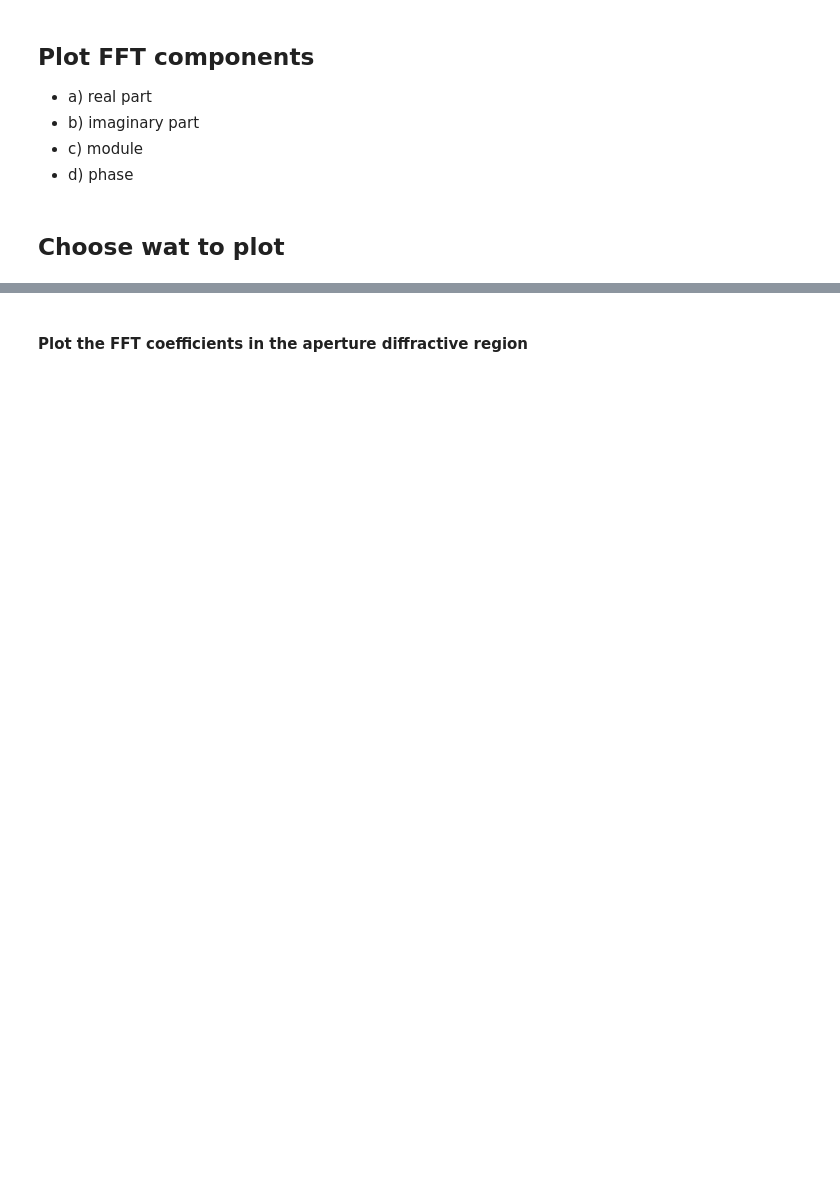
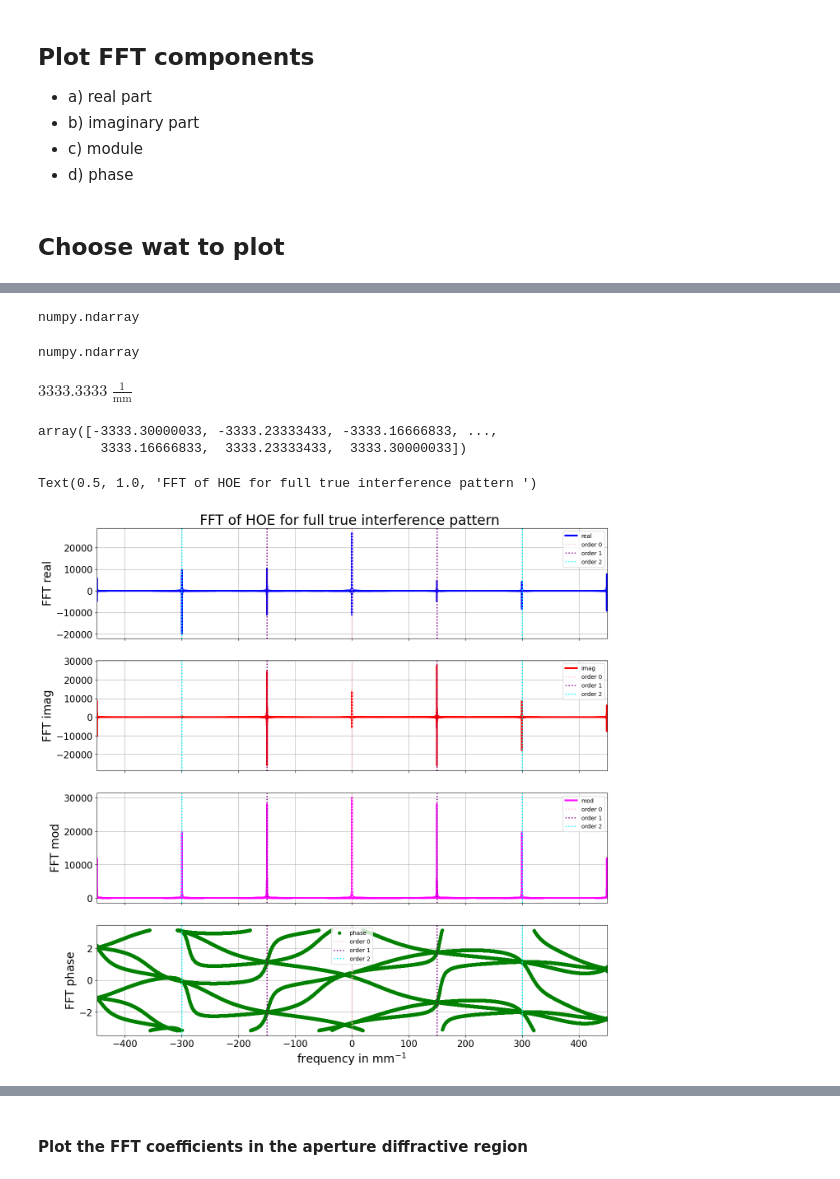
Before and after one commit to sylvielsstfr/AuxtelPSFpoppy, a Jupyter notebook: docs/notebooks/introdiffraction/08_FFT1D_EmulsionInterferenceTwoSourcesfromlib.ipynb, the cells around one changed output, grey strips where cells are left out. Drawn from its saved outputs; the diff is of its cells as text; code cells hidden in the pictures; blank space fills up the shorter version.

```diff
--- a/docs/notebooks/introdiffraction/08_FFT1D_EmulsionInterferenceTwoSourcesfromlib.ipynb
+++ b/docs/notebooks/introdiffraction/08_FFT1D_EmulsionInterferenceTwoSourcesfromlib.ipynb
@@ -309,12 +307,16 @@ def ComputeFFT(r):
 # %%
-freqa,reala,imaga,modulea,phasea = ComputeFFT(ap)
-freq1,real1,imag1,module1,phase1 = ComputeFFT(y1)
-freq2,real2,imag2,module2,phase2 = ComputeFFT(y2)
-freq3,real3,imag3,module3,phase3 = ComputeFFT(y3)
+# beam without HOE
+freqa,reala,imaga,modulea,phasea = ComputeFFT(ap,dxe=dxe/(u.mm))
+# beam with HOE
+freq1,real1,imag1,module1,phase1 = ComputeFFT(y1,dxe=dxe/(u.mm))
+freq2,real2,imag2,module2,phase2 = ComputeFFT(y2,dxe=dxe/(u.mm))
+freq3,real3,imag3,module3,phase3 = ComputeFFT(y3,dxe=dxe/(u.mm))
 # %% [markdown]
 ### Order 1 and order 2 components
 # %%
 # compute the spatial frequency where the order 1 and 2 are
-f_order1 = Neff
-f_order2 = 2*Neff
-f_order3 = 3*Neff
+f_order1 = NEFF/(1/u.mm)
+f_order2 = 2*NEFF/(1/u.mm)
+f_order3 = 3*NEFF/(1/u.mm)
+
+print(f"fequency orders : fo1 = {f_order1} mm-1, fo2 = {f_order2} mm-1 , fo3 = {f_order3} mm-1")
@@ -321,5 +325,5 @@ f_order3 = 3*Neff
 # %%
-def plot_orders_regions(ax,df=1/beam_radius_mm):
+def plot_orders_regions(ax,fmax,df=(1/BEAM_RADIUS)/(1/u.mm)):
     """
 
     """
@@ -363,23 +371,35 @@ else:
+# %%
+type(real)
+# %% [output]
+numpy.ndarray
+# %%
+type(module)
+# %% [output]
+numpy.ndarray
+# %%
+fmax
+# %% [output]
+$3333.3333 \; \mathrm{\frac{1}{mm}}$
 # %%
-def plotFFT(freq,real,imag,module,phase):
+def plotFFT(freq,real,imag,module,phase,fmax):
     """
     """
     fig,(ax1,ax2,ax3,ax4) = plt.subplots(4,1,figsize=(16,16),sharex=True)
 
     ax1.plot(freq, real, 'b',lw=3, label = "real")
     ax1.grid()
-    plot_orders_regions(ax1)
+    plot_orders_regions(ax1,fmax)
 
     ax2.plot(freq, imag, 'r',lw=3, label = "imag")
-    plot_orders_regions(ax2)
+    plot_orders_regions(ax2,fmax)
     ax2.grid()
 
     ax3.plot(freq, module, c='magenta',lw=3, label = "mod")
-    plot_orders_regions(ax3)
+    plot_orders_regions(ax3,fmax)
     ax3.grid()
 
     ax4.plot(freq, convert_angle_to_mpi_ppi_interval(phase),'.g',lw=3, label = "phase")
-    plot_orders_regions(ax4)
+    plot_orders_regions(ax4,fmax)
     ax4.grid()
     ax4.set_xlabel("frequency in mm$^{-1}$")
 
@@ -393,8 +413,16 @@ def plotFFT(freq,real,imag,module,phase):
     ax4.legend()
     ax4.set_ylabel("FFT phase")
     return ax1
+# %%
+freq
+# %% [output]
+array([-3333.30000033, -3333.23333433, -3333.16666833, ...,
+        3333.16666833,  3333.23333433,  3333.30000033])
 # %%
-ax = plotFFT(freq,real,imag,module,phase)
+ax = plotFFT(freq,real,imag,module,phase,fmax=fmax/(1/u.mm))
 ax.set_xlim(-f_order3,f_order3)
 ax.set_title(f"FFT of HOE for {tag} ")
+# %% [output]
+Text(0.5, 1.0, 'FFT of HOE for full true interference pattern ')
+[figure, added]
 # %%
```
Also changed, not shown: parts of 24 cells of this notebook, 9 other files.
